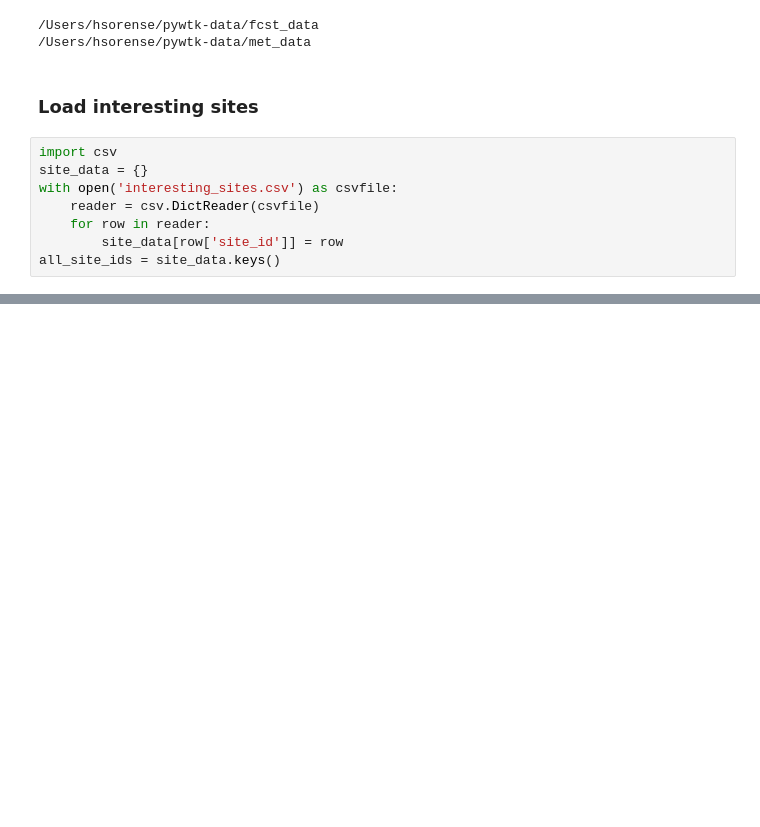
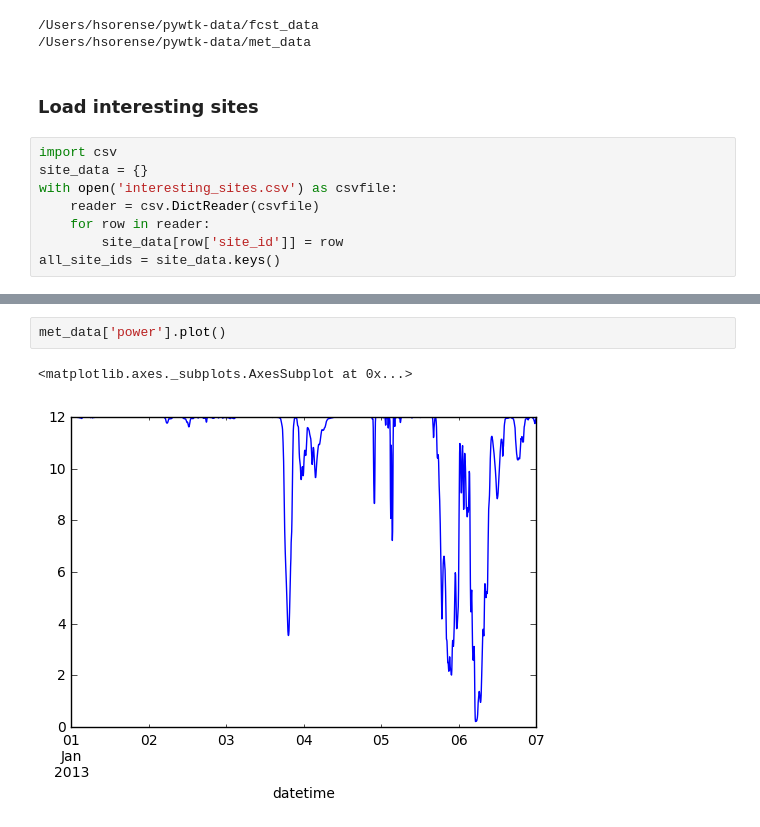
Before and after one commit to NREL/pywtk, a Jupyter notebook: notebooks/4_data_retrieval_cache.ipynb, the cells around one changed output, grey strips where cells are left out. Saved outputs shown, nothing was run; the diff lists cells and outputs as text; blank space fills up the shorter version.

```diff
--- a/notebooks/4_data_retrieval_cache.ipynb
+++ b/notebooks/4_data_retrieval_cache.ipynb
@@ -84 +58,6 @@ total_df = pandas.concat(wind_data.values())
+# %%
+met_data['power'].plot()
+# %% [output]
+<matplotlib.axes._subplots.AxesSubplot at 0x...>
+[figure, added]
 # %%
```
Also changed, not shown: parts of 22 cells of this notebook, 4 other files.
